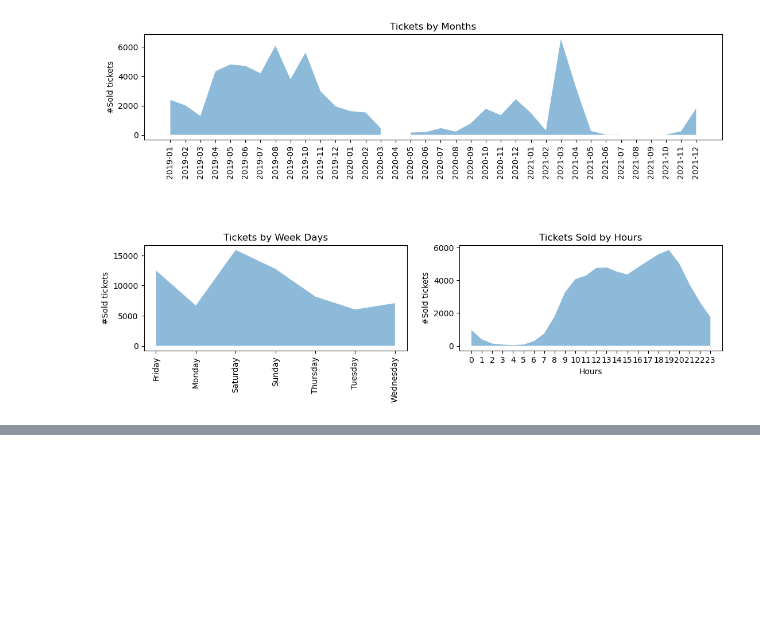
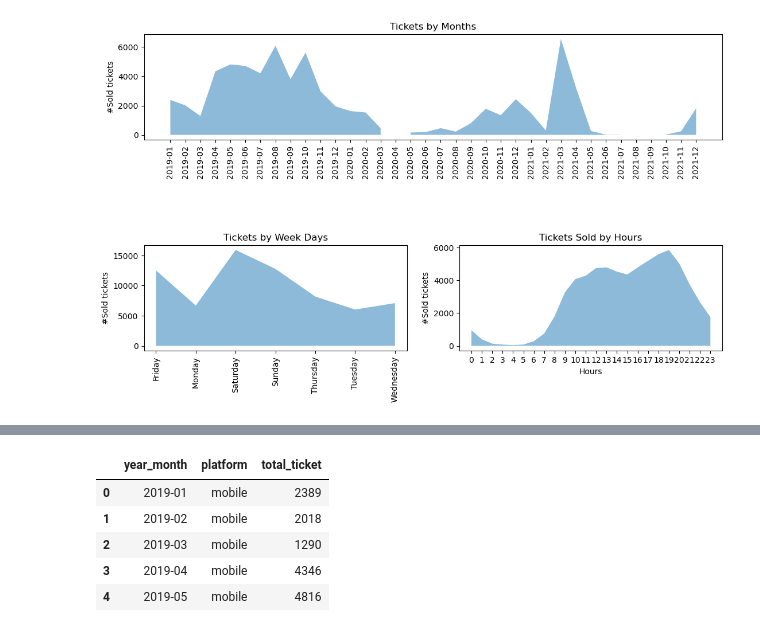
Before and after one commit to DucD0610/HOYTS-Cinema-Ticket-Sales-Analysis, a Jupyter notebook: analysis work detail.ipynb, the cells around one changed output, grey strips where cells are left out. Cells and saved outputs as stored; diff of their text form; code cells hidden in the pictures; blank space fills up the shorter version.

```diff
--- a/analysis work detail.ipynb
+++ b/analysis work detail.ipynb
@@ -854,0 +892,17 @@ plt.show()
+# %%
+#By time
+df_platform_time = (
+    df_join_all[df_join_all['platform'] != 'unknown']
+    .groupby(['year_month', 'platform'])
+    .agg(total_ticket = ('ticket_id', 'count'))
+    .sort_values(by='year_month', ascending=True).reset_index()
+)
+# %%
+df_platform_time.head(5)
+# %% [output]
+|  | year_month | platform | total_ticket |
+| 0 | 2019-01 | mobile | 2389 |
+| 1 | 2019-02 | mobile | 2018 |
+| 2 | 2019-03 | mobile | 1290 |
+| 3 | 2019-04 | mobile | 4346 |
+| 4 | 2019-05 | mobile | 4816 |
```
Also changed, not shown: parts of 9 cells of this notebook, 1 other file.
